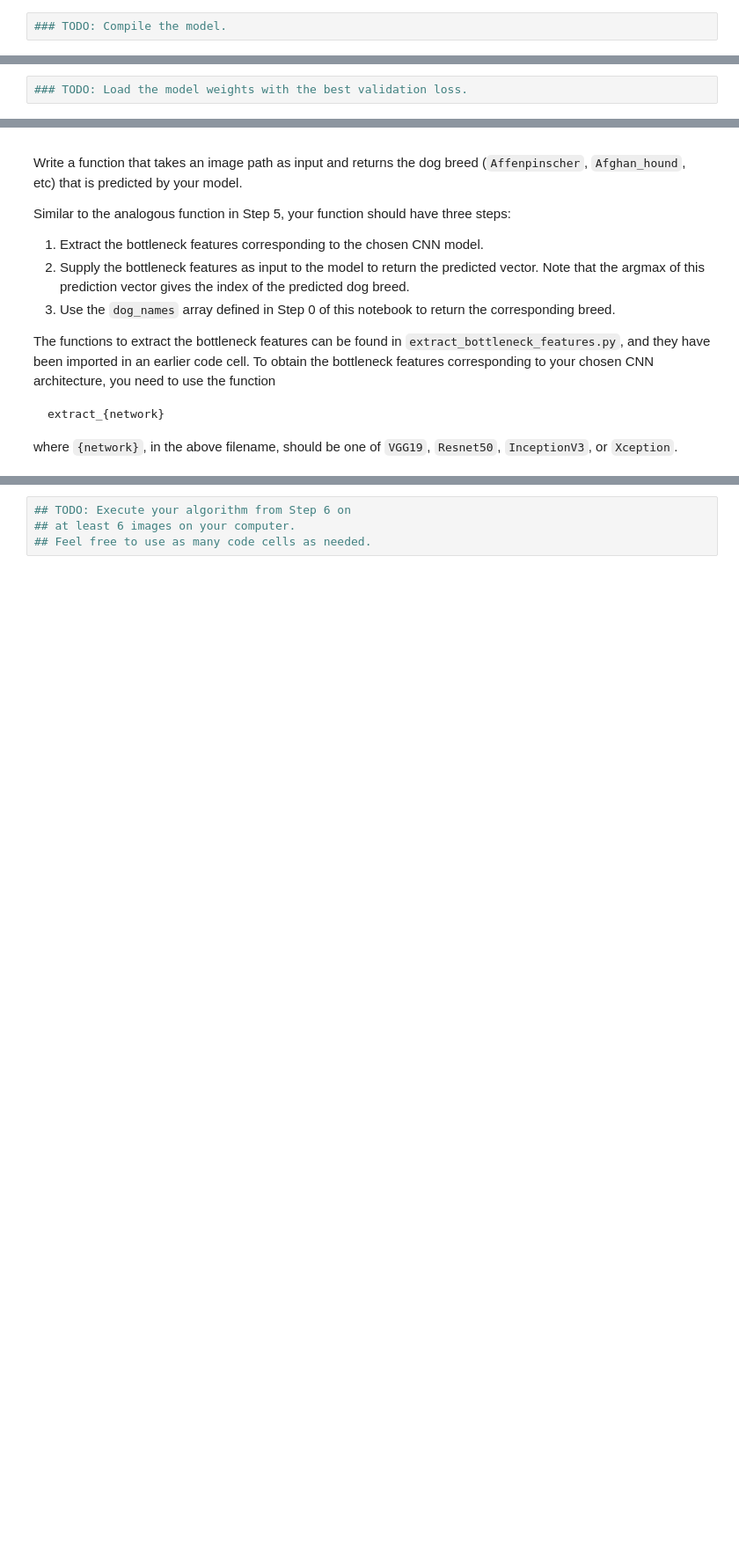
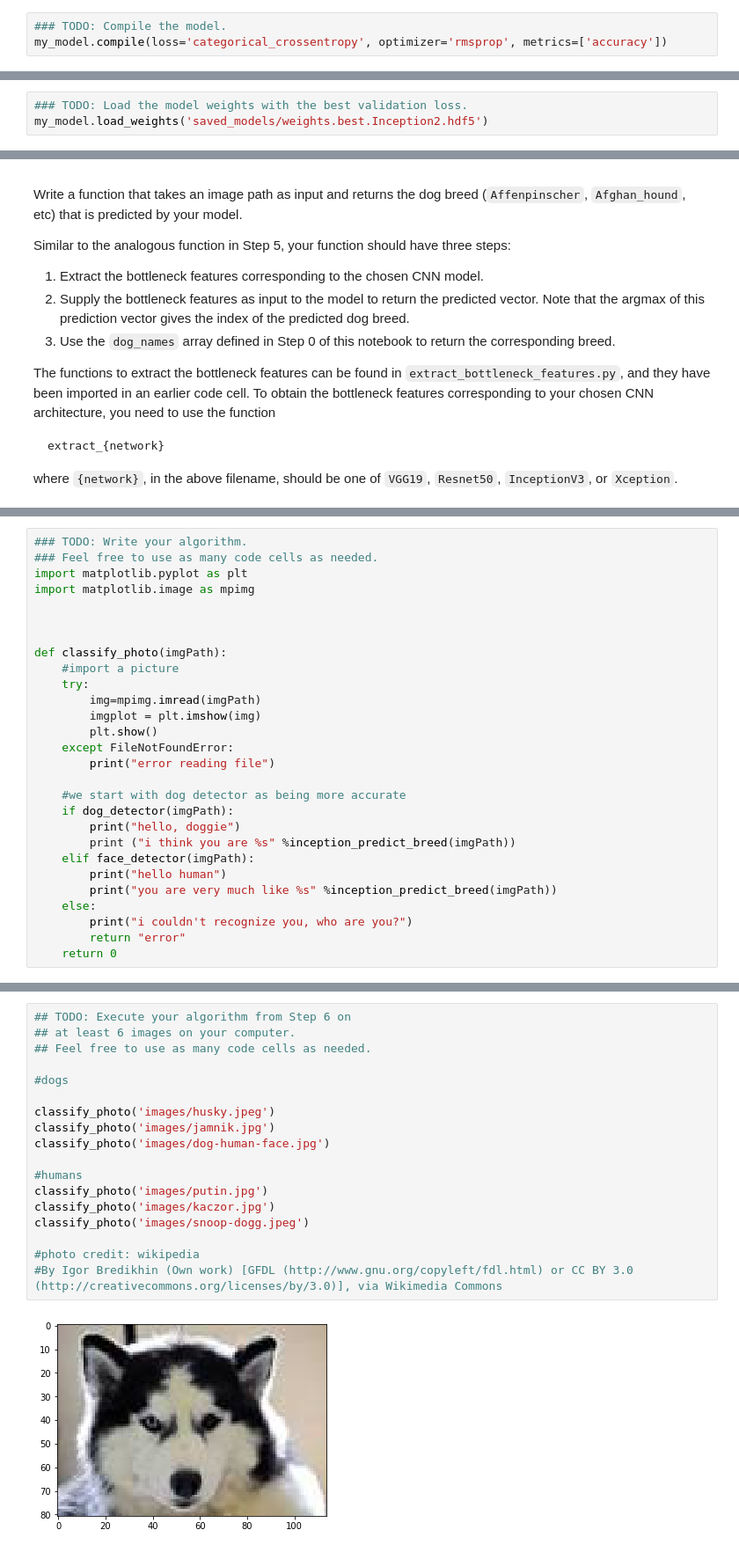
Before and after one commit to scioatael/dog-project, a Jupyter notebook: dog_app.ipynb, the cells around one changed output, grey strips where cells are left out. Shown: that part at 88% size. Cells and saved outputs as stored; diff of their text form; blank space fills up the shorter version.

```diff
--- a/dog_app.ipynb
+++ b/dog_app.ipynb
@@ -519,6 +646,7 @@ __Answer:__
 ### (IMPLEMENTATION) Compile the Model
 # %%
 ### TODO: Compile the model.
+my_model.compile(loss='categorical_crossentropy', optimizer='rmsprop', metrics=['accuracy'])
 # %% [markdown]
 ### (IMPLEMENTATION) Train the Model
 
@@ -531,6 +685,7 @@ You are welcome to [augment the training data](https://blog.keras.io/building-po
 ### (IMPLEMENTATION) Load the Model with the Best Validation Loss
 # %%
 ### TODO: Load the model weights with the best validation loss.
+my_model.load_weights('saved_models/weights.best.Inception2.hdf5')
 # %% [markdown]
 ### (IMPLEMENTATION) Test the Model
 
@@ -579,3 +749,31 @@ Some sample output for our algorithm is provided below, but feel free to design
+# %%
+### TODO: Write your algorithm.
+### Feel free to use as many code cells as needed.
+import matplotlib.pyplot as plt
+import matplotlib.image as mpimg
+
+
+
+def classify_photo(imgPath):
+    #import a picture
+    try:
+        img=mpimg.imread(imgPath)
+        imgplot = plt.imshow(img)
+        plt.show()
+    except FileNotFoundError:
+        print("error reading file")
+
+    #we start with dog detector as being more accurate
+    if dog_detector(imgPath):
+        print("hello, doggie")
+        print ("i think you are %s" %inception_predict_breed(imgPath))
+    elif face_detector(imgPath):
+        print("hello human")
+        print("you are very much like %s" %inception_predict_breed(imgPath))
+    else:
+        print("i couldn't recognize you, who are you?")
+        return "error"
+    return 0
 # %% [markdown]
 ---
 <a id='step7'></a>
@@ -593,4 +800,20 @@ __Answer:__
 # %%
 ## TODO: Execute your algorithm from Step 6 on
 ## at least 6 images on your computer.
 ## Feel free to use as many code cells as needed.
+
+#dogs
+
+classify_photo('images/husky.jpeg')
+classify_photo('images/jamnik.jpg')
+classify_photo('images/dog-human-face.jpg')
+
+#humans
+classify_photo('images/putin.jpg')
+classify_photo('images/kaczor.jpg')
+classify_photo('images/snoop-dogg.jpeg')
+
+#photo credit: wikipedia
+#By Igor Bredikhin (Own work) [GFDL (http://www.gnu.org/copyleft/fdl.html) or CC BY 3.0 (http://creativecommons.org/licenses/by/3.0)], via Wikimedia Commons
+# %% [output]
+[figure, added]
```
Also changed, not shown: parts of 24 cells of this notebook, 8 other files.
